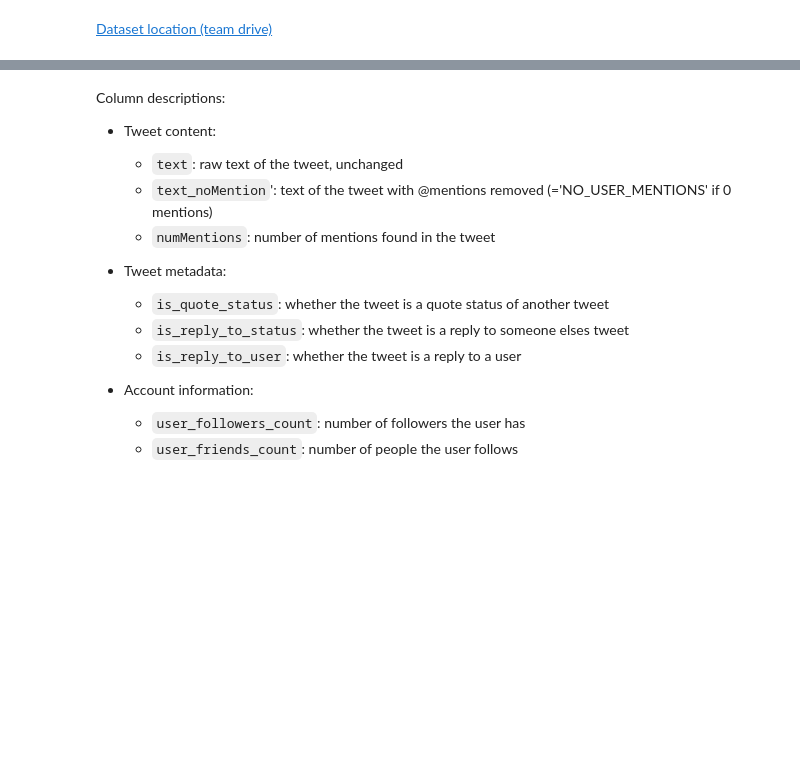
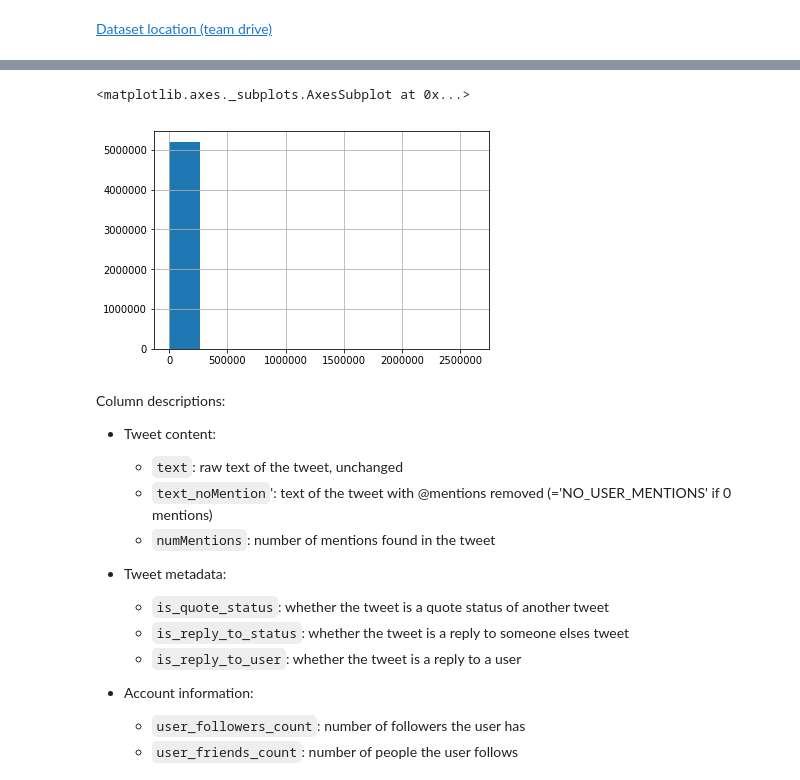
Before and after one commit to stefan-niculae/social-swear, a Jupyter notebook: processing.ipynb, the cells around one changed output, grey strips where cells are left out. Saved outputs shown, nothing was run; the diff lists cells and outputs as text; code cells hidden in the pictures; blank space fills up the shorter version.

```diff
--- a/processing.ipynb
+++ b/processing.ipynb
@@ -22,0 +27,5 @@ Wall time: 20.5 s
+# %%
+tweets.n_user_followers.hist()
+# %% [output]
+<matplotlib.axes._subplots.AxesSubplot at 0x...>
+[figure, added]
```
Also changed, not shown: parts of 22 cells of this notebook.
